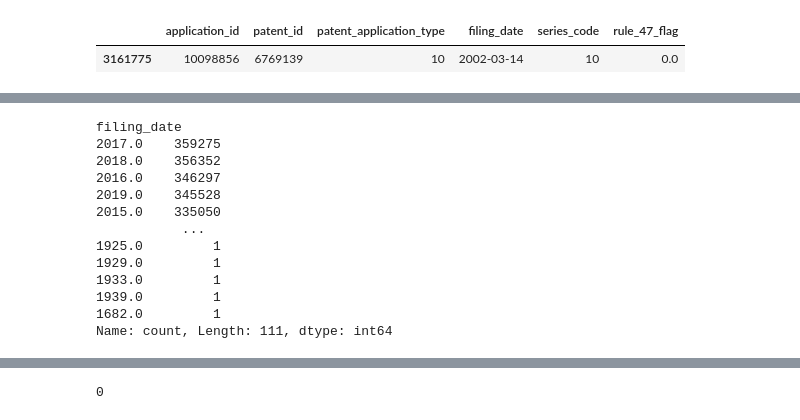
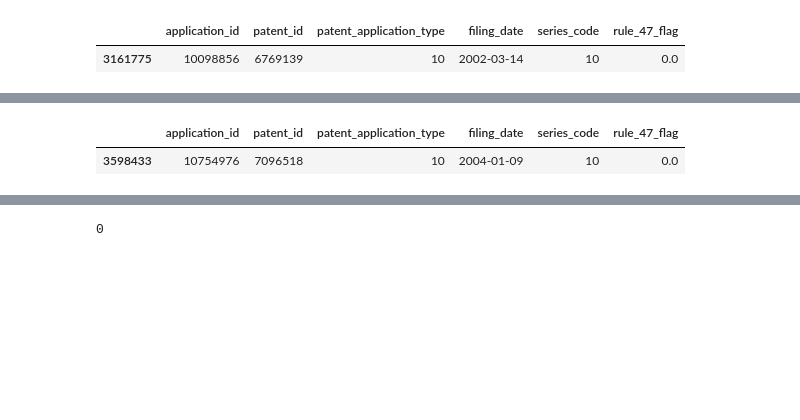
Before and after one commit to rrmauraLSE/USPTO, a Jupyter notebook: step_4_qualitative_visualization.ipynb, the cells around one changed output, grey strips where cells are left out. Drawn from its saved outputs; the diff is of its cells as text; code cells hidden in the pictures; blank space fills up the shorter version.

Commit message:
accepted works. Working on gender
I managed to merge the datasets in a way such that the accepted patents (variable Y) is found. Now I have to work on the variable Name.

```diff
--- a/step_4_qualitative_visualization.ipynb
+++ b/step_4_qualitative_visualization.ipynb
@@ -221,24 +206,13 @@ Name: 3791964, dtype: object
-# %%
-# string
-type(application_granted_df["filing_date"][0])
-
-# get the patents that have the filing date 2005
-application_granted_df["filing_date"] = pd.to_datetime(application_granted_df["filing_date"], format='%Y-%m-%d', errors='coerce')
-application_granted_df["filing_date"].dt.year.value_counts()
-# %% [output]
-filing_date
-2017.0    359275
-2018.0    356352
-2016.0    346297
-2019.0    345528
-2015.0    335050
-           ...
-1925.0         1
-1929.0         1
-1933.0         1
-1939.0         1
-1682.0         1
-Name: count, Length: 111, dtype: int64
+# %%
+application_granted_df[application_granted_df['patent_id'].str.contains('7096518')]
+# This is the document - US2005000....6A1 - "Body part cleansing unit for toilet "
+
+# confirm in 2 ways that your variable "accepted pattent" is correct
+
+# start to download female names
+# %% [output]
+|  | application_id | patent_id | patent_application_type | filing_date | series_code | rule_47_flag |
+| 3598433 | 10754976 | 7096518 | 10 | 2004-01-09 | 10 | 0.0 |
 # %%
 # this is a list of all granted applications
 # Thus, if the application is not in this list, it was not granted
```
Also changed, not shown: parts of 11 cells of this notebook, 4 other files.
